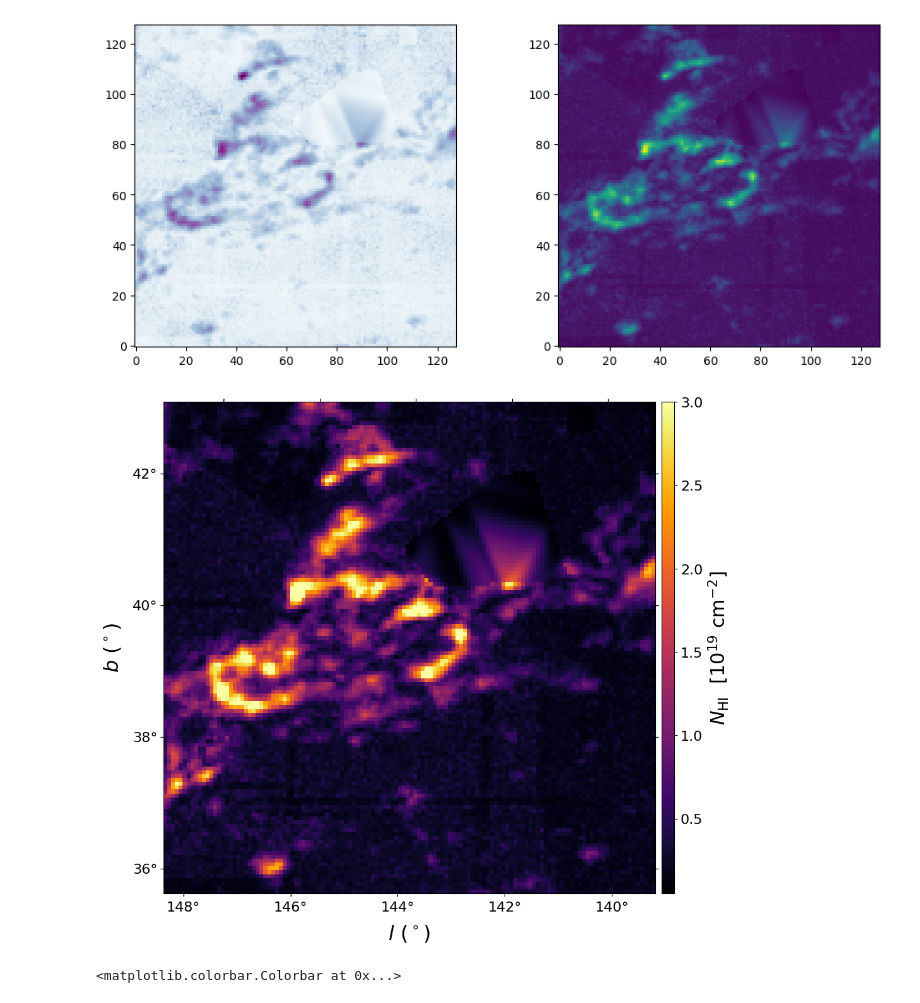
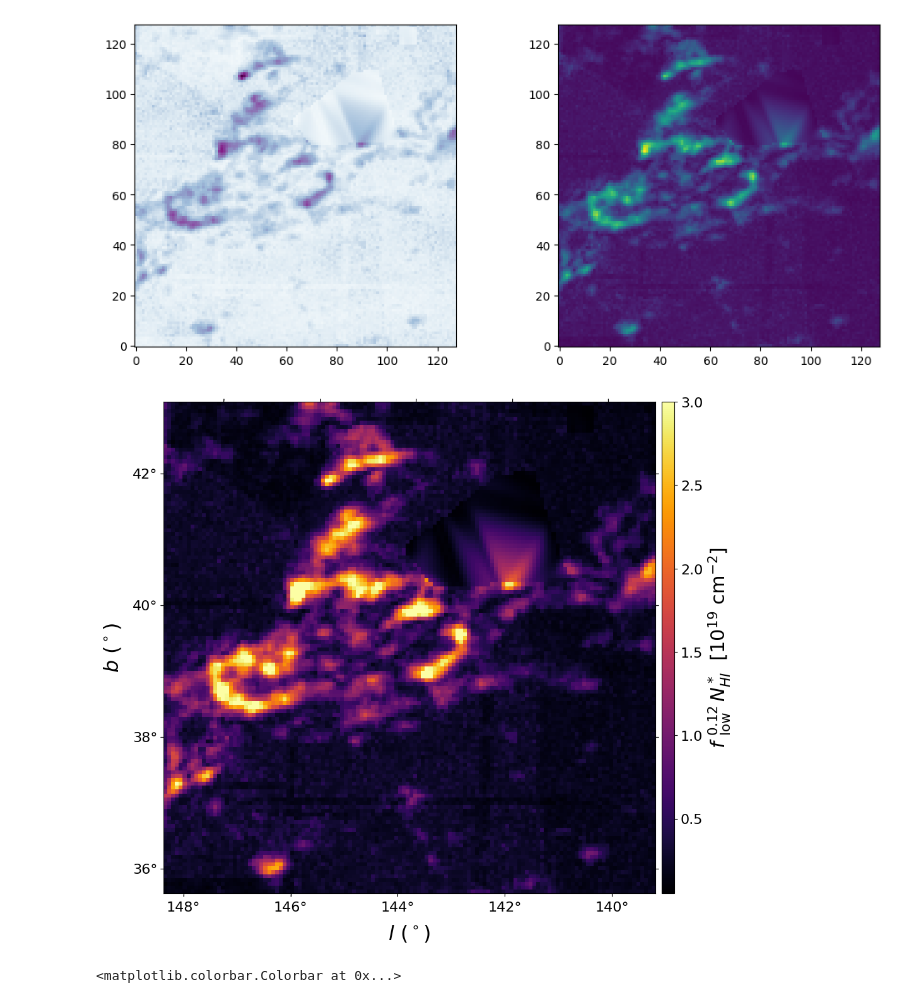
Before and after one commit to lukavujeva/ast425, a Jupyter notebook: Marchal_et_al_2022b_forpaper_final.ipynb, the cells around one changed output. Saved outputs shown, nothing was run; the diff lists cells and outputs as text; code cells hidden in the pictures.

```diff
--- a/Marchal_et_al_2022b_forpaper_final.ipynb
+++ b/Marchal_et_al_2022b_forpaper_final.ipynb
@@ -207,30 +207,30 @@ ax2.imshow(fcnm_low*NHI, origin="lower", vmin=0.,
 # %%
 fig = plt.figure(figsize=(10, 10))
 ax = fig.add_axes([0.1,0.1,0.78,0.8], projection=w)
 ax.set_xlabel(r"$l \ (^\circ)$", fontsize=23.)
 ax.set_ylabel(r"$b\ (^\circ)$", fontsize=23.)
 ax.tick_params(labelsize = 16.)
 cm_inf = plt.get_cmap('inferno')
 cm_inf.set_bad(color='white')
 cm_inf.set_under(color='black')
 imkw_inf = dict(origin='lower', interpolation='none', cmap=cm_inf)
 img = ax.imshow(fcnm_low*NHI, **imkw_inf, vmax=3.)
 # plt.title("IVC CNM")
 colorbar_ax = fig.add_axes([0.89, 0.11, 0.02, 0.78])
 cbar = fig.colorbar(img, cax=colorbar_ax)
 cbar.ax.tick_params(labelsize=16.)
-cbar.set_label(r"$N_{\rm HI}$  [10$^{19}$ cm$^{-2}$]", fontsize=22.)
+cbar.set_label(r"$f\ ^{0.12}_{\rm low}\,N_{HI}^*$  [10$^{19}$ cm$^{-2}$]", fontsize=22.)
 plt.savefig('NHI_CNM.pdf', format='pdf', bbox_inches='tight', pad_inches=0.02)
 plt.show()
 
 
 
 # plt.imshow(fcnm_low*NHI, origin="lower",
 #           cmap="inferno")
 # # plt.title(str(name))
 # plt.colorbar()
 # %% [output]
-[figure, old version]
+[figure, new version]
 # %%
 cnm_fft = np.where(fcnm_low*NHI != fcnm_low*NHI, 0, fcnm_low*NHI)
 
```
